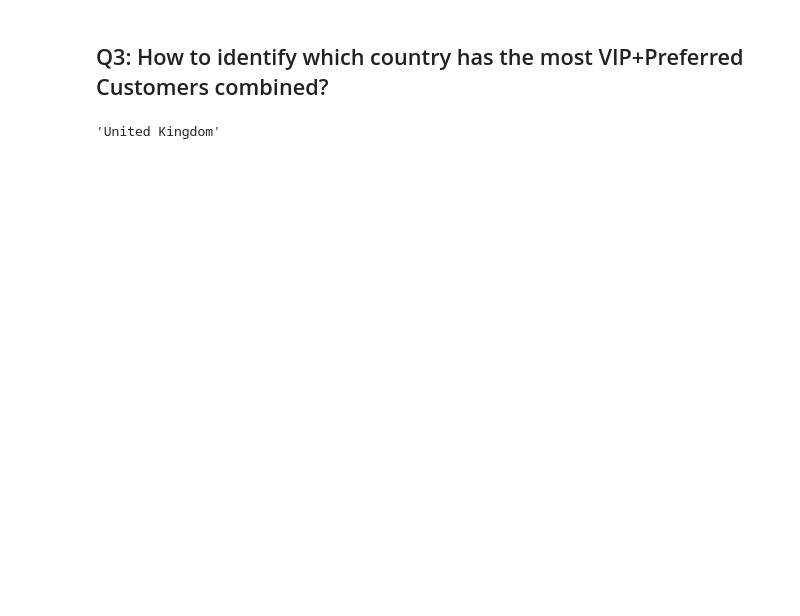
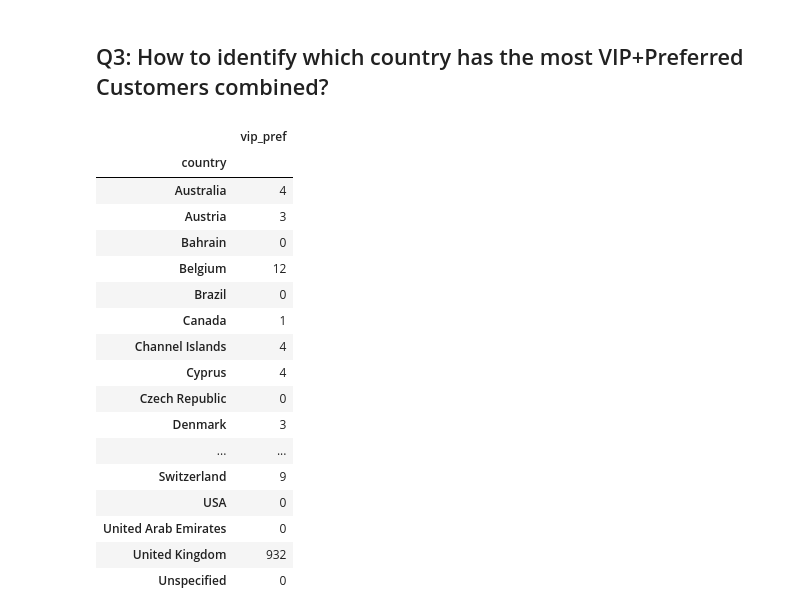
Before and after one commit to sforbrig/lab-dataframe-calculations, a Jupyter notebook: your-code/challenge-3_simon_20220412.ipynb, the cells around one changed output. Cells and saved outputs as stored; diff of their text form; code cells hidden in the pictures; blank space fills up the shorter version.

```diff
--- a/your-code/challenge-3_simon_20220412.ipynb
+++ b/your-code/challenge-3_simon_20220412.ipynb
@@ -135,17 +202,34 @@ vips
 # %%
 # your code here
 vip_pref = orders_r.groupby(['country', 'customerid']).agg({'rating':max})
 result1 = []
 for x in vip_pref['rating']:
     if  x == 'VIP':
         result1.append(1)
     elif x ==  'Preferred':
         result1.append(1)
     else:
         result1.append(0)
-vip_pref['vip'] = result1
-vip_pref = vip_pref.groupby(['country']).agg({'vip':sum})
-vip_pref = vip_pref['vip'].idxmax()
+vip_pref['vip_pref'] = result1
+vip_pref = vip_pref.groupby(['country']).agg({'vip_pref':sum})
+#vip_pref = vip_pref['vip'].idxmax()
 vip_pref
 # %% [output]
-'United Kingdom'
+|  | vip_pref |
+| country |  |
+| Australia | 4 |
+| Austria | 3 |
+| Bahrain | 0 |
+| Belgium | 12 |
+| Brazil | 0 |
+| Canada | 1 |
+| Channel Islands | 4 |
+| Cyprus | 4 |
+| Czech Republic | 0 |
+| Denmark | 3 |
+| ... | ... |
+| Switzerland | 9 |
+| USA | 0 |
+| United Arab Emirates | 0 |
+| United Kingdom | 932 |
+| Unspecified | 0 |
```
Also changed, not shown: parts of 10 cells of this notebook.
